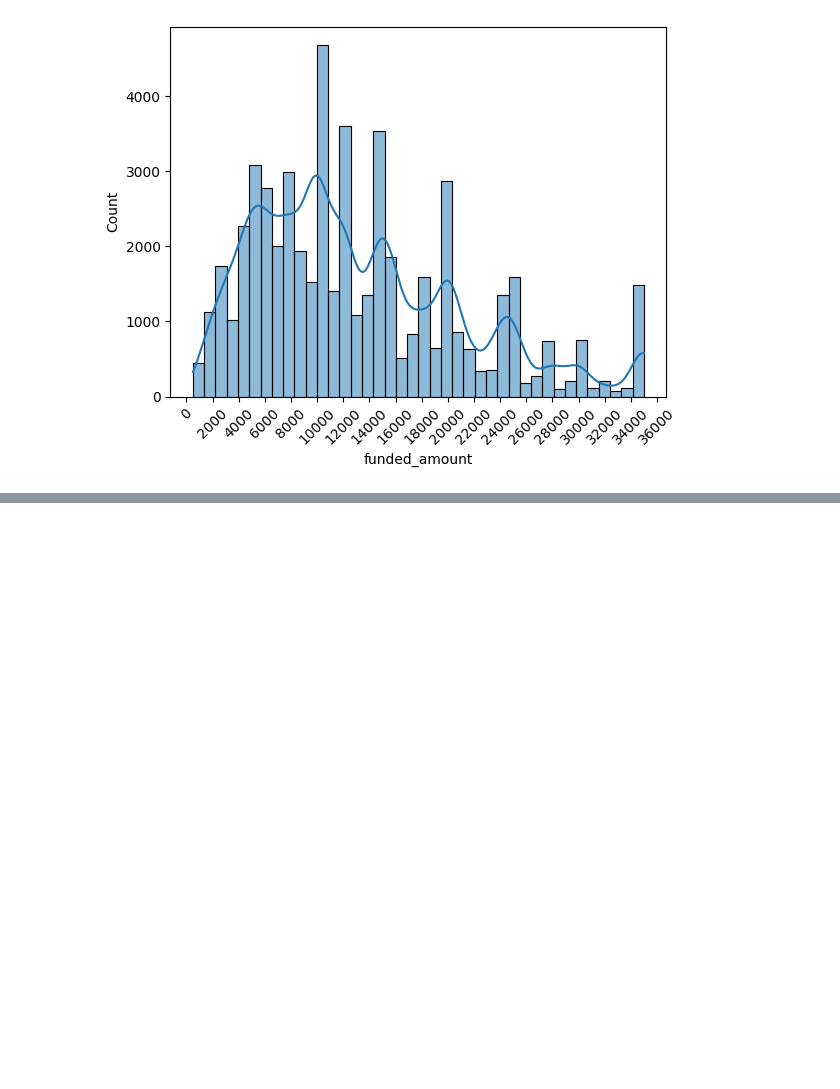
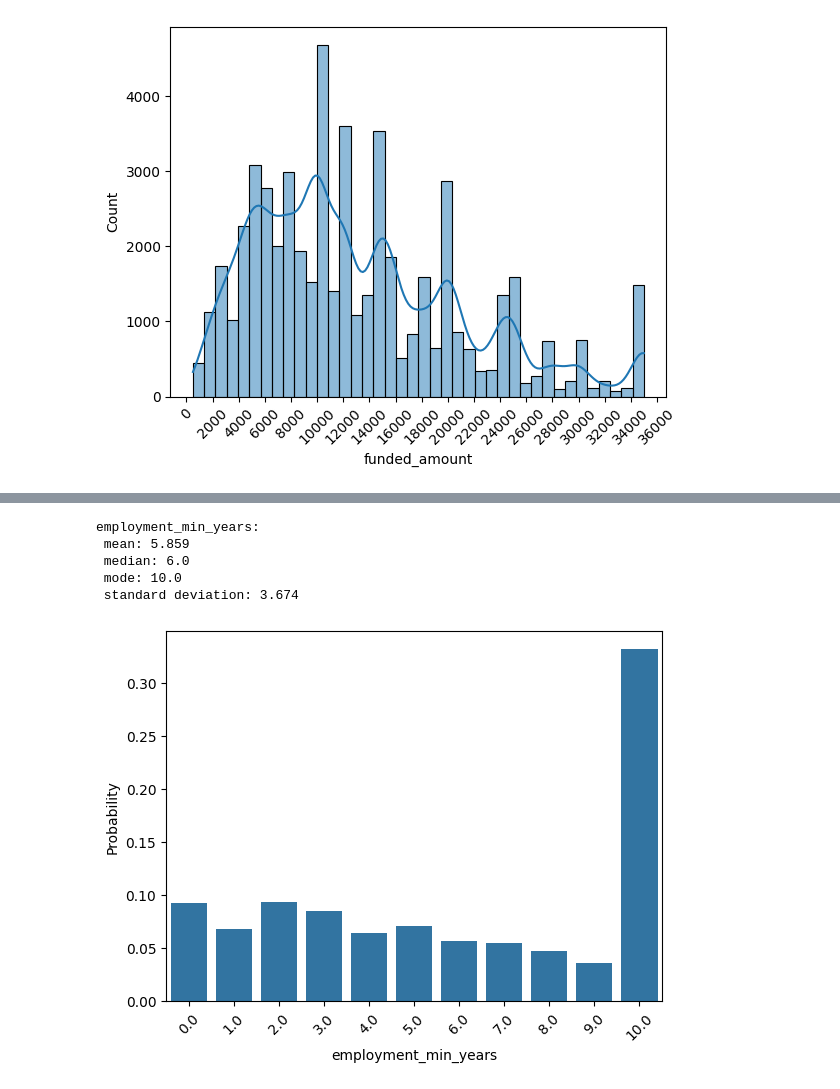
Before and after one commit to armazzer/customer_loans, a Jupyter notebook: missing_data_review.ipynb, the cells around one changed output, grey strips where cells are left out. Cells and saved outputs as stored; diff of their text form; code cells hidden in the pictures; blank space fills up the shorter version.

```diff
--- a/missing_data_review.ipynb
+++ b/missing_data_review.ipynb
@@ -346,0 +514,11 @@ funded_amount:
+# %%
+# Check employment_min_years data
+loans_info.column_stats("employment_min_years")
+loans_plots.dpd_plot("employment_min_years", 45)
+# %% [output]
+employment_min_years:
+ mean: 5.859
+ median: 6.0
+ mode: 10.0
+ standard deviation: 3.674
+[figure, added]
```
Also changed, not shown: parts of 23 cells of this notebook.
